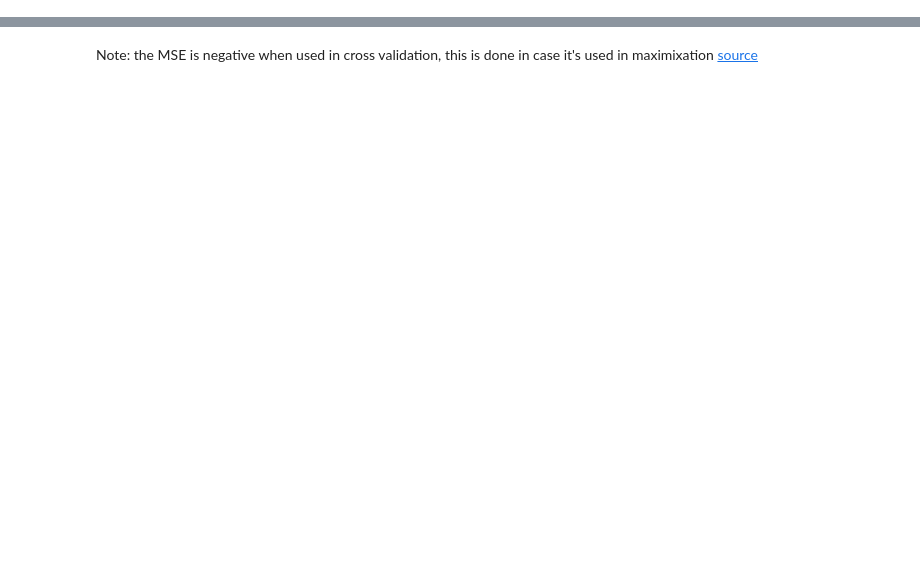
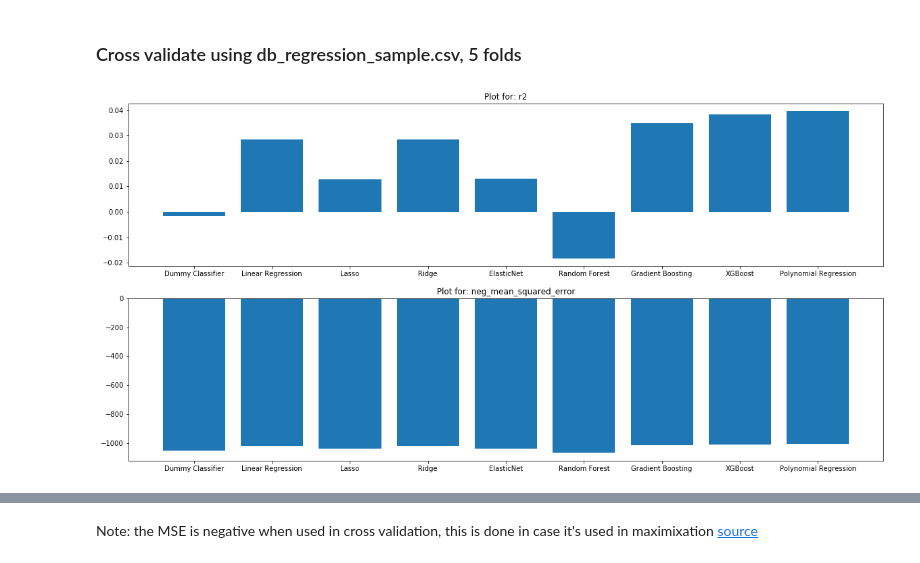
Before and after one commit to Isabelle-Dr/MidTerm-Project, a Jupyter notebook: Notebooks/4_Regression.ipynb, the cells around one changed output, grey strips where cells are left out. Cells and saved outputs as stored; diff of their text form; code cells hidden in the pictures; blank space fills up the shorter version.

```diff
--- a/Notebooks/4_Regression.ipynb
+++ b/Notebooks/4_Regression.ipynb
@@ -179,3 +134,25 @@ results_mean, results_std = perform_cross_validate(models=models, X=X, y=y, scor
+# %% [markdown]
+###  Cross validate using db_regression_sample.csv, 5 folds
+# %%
+# params
+models = {
+    'Dummy Classifier': DummyRegressor(strategy = "mean"), \
+    'Linear Regression': LinearRegression(), \
+    'Lasso': Lasso(), \
+    'Ridge': Ridge(), \
+    'ElasticNet': ElasticNet(), \
+    'Random Forest': RandomForestRegressor(), \
+    'Gradient Boosting': GradientBoostingRegressor(), \
+    'XGBoost': xgb.XGBRegressor(objective = 'reg:squarederror', n_jobs=-1), \
+    'Polynomial Regression': make_pipeline(PolynomialFeatures(2),LinearRegression()) \
+    }
+
+scoring = ('r2', 'neg_mean_squared_error')
+
+# call function
+results_mean, results_std = perform_cross_validate(models=models, X=X, y=y, scoring=scoring, n_folds=5, plot=True)
+# %% [output]
+[figure, added]
 # %%
 results_mean
 # %% [output]
```
Also changed, not shown: parts of 61 cells of this notebook.
